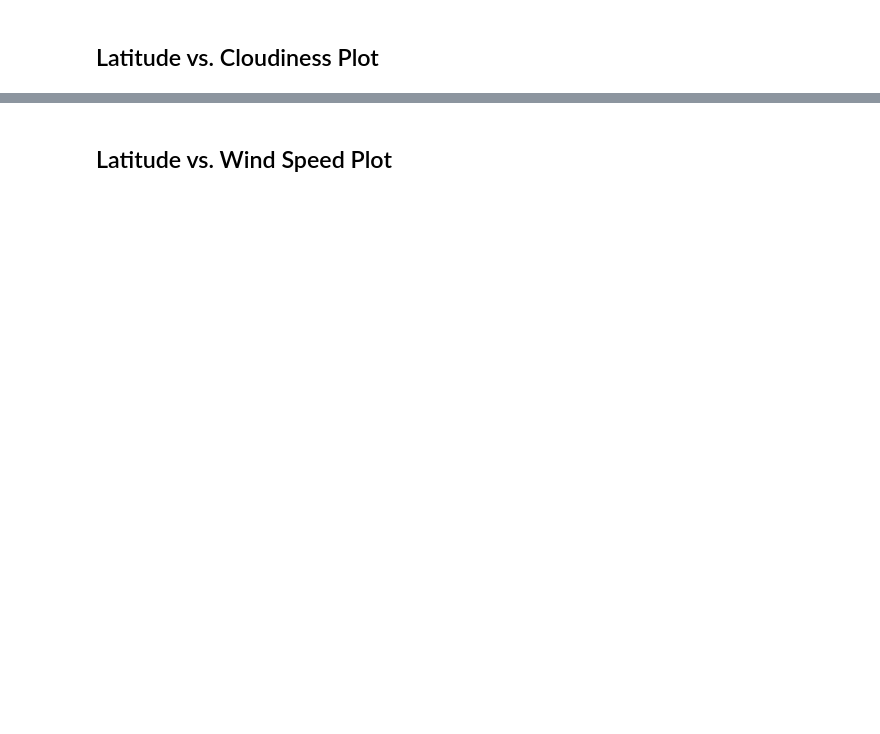
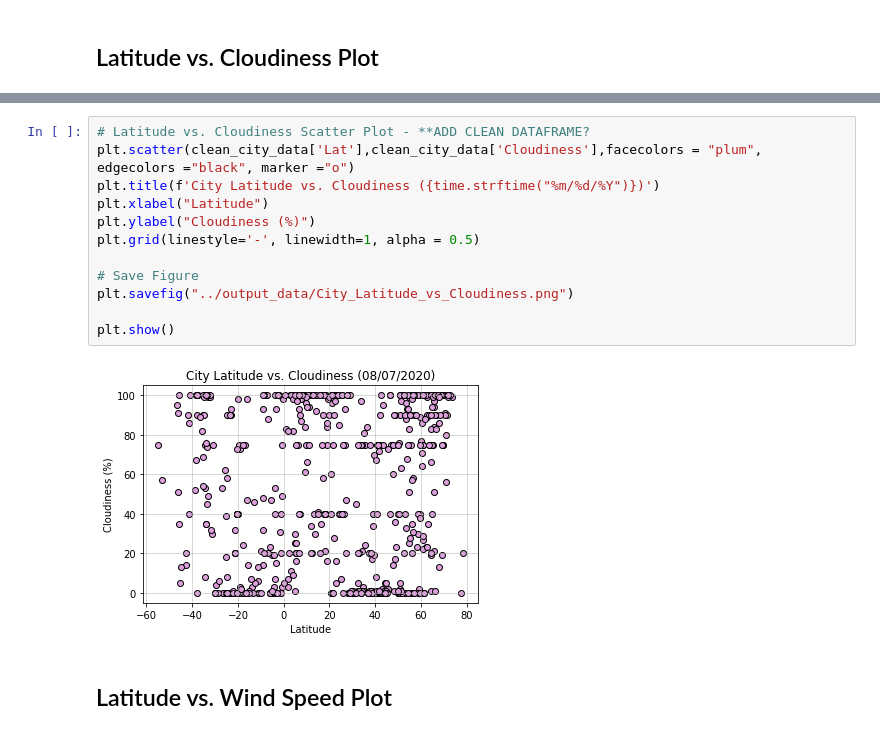
Before and after one commit to LisaHarrison08/Python_APIs, a Jupyter notebook: WeatherPy/WeatherPy.ipynb, the cells around one changed output, grey strips where cells are left out. Drawn from its saved outputs; the diff is of its cells as text; blank space fills up the shorter version.

```diff
--- a/WeatherPy/WeatherPy.ipynb
+++ b/WeatherPy/WeatherPy.ipynb
@@ -199,2 +246,16 @@ Int64Index([], dtype='int64')
+# %%
+# Latitude vs. Cloudiness Scatter Plot - **ADD CLEAN DATAFRAME?
+plt.scatter(clean_city_data['Lat'],clean_city_data['Cloudiness'],facecolors = "plum", edgecolors ="black", marker ="o")
+plt.title(f'City Latitude vs. Cloudiness ({time.strftime("%m/%d/%Y")})')
+plt.xlabel("Latitude")
+plt.ylabel("Cloudiness (%)")
+plt.grid(linestyle='-', linewidth=1, alpha = 0.5)
+
+# Save Figure
+plt.savefig("../output_data/City_Latitude_vs_Cloudiness.png")
+
+plt.show()
+# %% [output]
+[figure, added]
 # %% [markdown]
 ## Latitude vs. Wind Speed Plot
```
Also changed, not shown: parts of 47 cells of this notebook, 8 other files.
